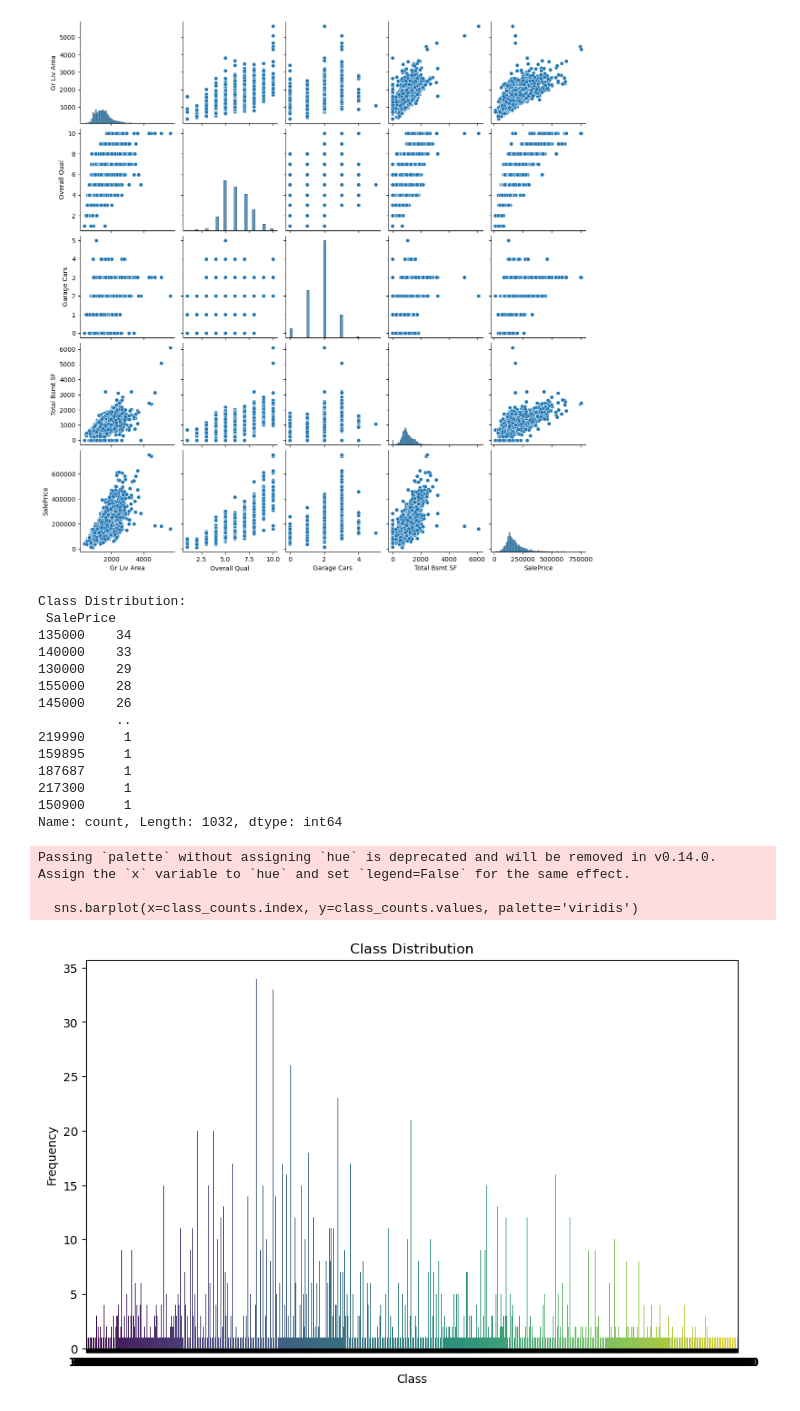
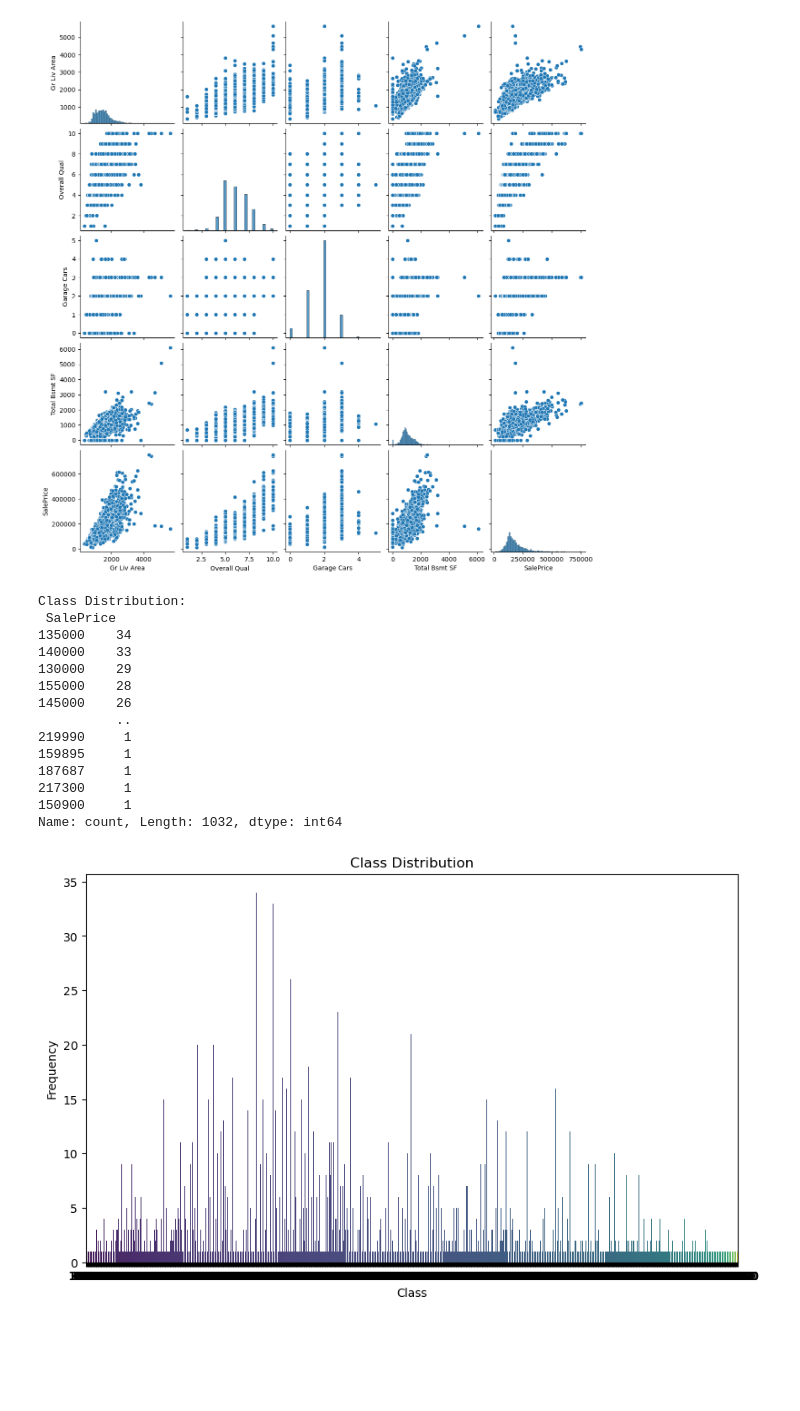
Before and after one commit to Gladwellchebelyon/FututrIntern_DS_03.House-Price-Prediction, a Jupyter notebook: House prediction.ipynb, the cells around one changed output. Saved outputs shown, nothing was run; the diff lists cells and outputs as text; code cells hidden in the pictures; blank space fills up the shorter version.

```diff
--- a/House prediction.ipynb
+++ b/House prediction.ipynb
@@ -170,8 +243,3 @@ plt.title("SalePrice by Neighborhood")
 plt.show()
 # %% [output]
 [figure]
-# %%
-df['Gr LivArea_log'] = np.log1p(df['Gr Liv Area'])
-sns.histplot(df['Gr Liv Area_log'], kde=True)
-plt.title("Log-transformed Gr Liv Area")
-plt.show()
@@ -215,35 +281,34 @@ preprocessor = ColumnTransformer(
 import matplotlib.pyplot as plt
 import seaborn as sns
 
 # Assuming your target variable is named 'target_column'
 class_counts = df['SalePrice'].value_counts()
 
 # Print the class distribution
 print("Class Distribution:\n", class_counts)
 
 # Plotting the class distribution
 plt.figure(figsize=(10, 6))
-sns.barplot(x=class_counts.index, y=class_counts.values, palette='viridis')
+# Bar plot of class counts with updated palette assignment
+sns.barplot(x=class_counts.index, y=class_counts.values, hue=class_counts.index, dodge=False, palette='viridis', legend=False)
+
 plt.xlabel('Class')
 plt.ylabel('Frequency')
 plt.title('Class Distribution')
 plt.show()
 # %% [output]
 Class Distribution:
  SalePrice
 135000    34
 140000    33
 130000    29
 155000    28
 145000    26
           ..
 219990     1
 159895     1
 187687     1
 217300     1
 150900     1
 Name: count, Length: 1032, dtype: int64
-Passing `palette` without assigning `hue` is deprecated and will be removed in v0.14.0. Assign the `x` variable to `hue` and set `legend=False` for the same effect.
-
-  sns.barplot(x=class_counts.index, y=class_counts.values, palette='viridis')
-[figure, old version]
+[figure, new version]
```
Also changed, not shown: parts of 34 cells of this notebook.
